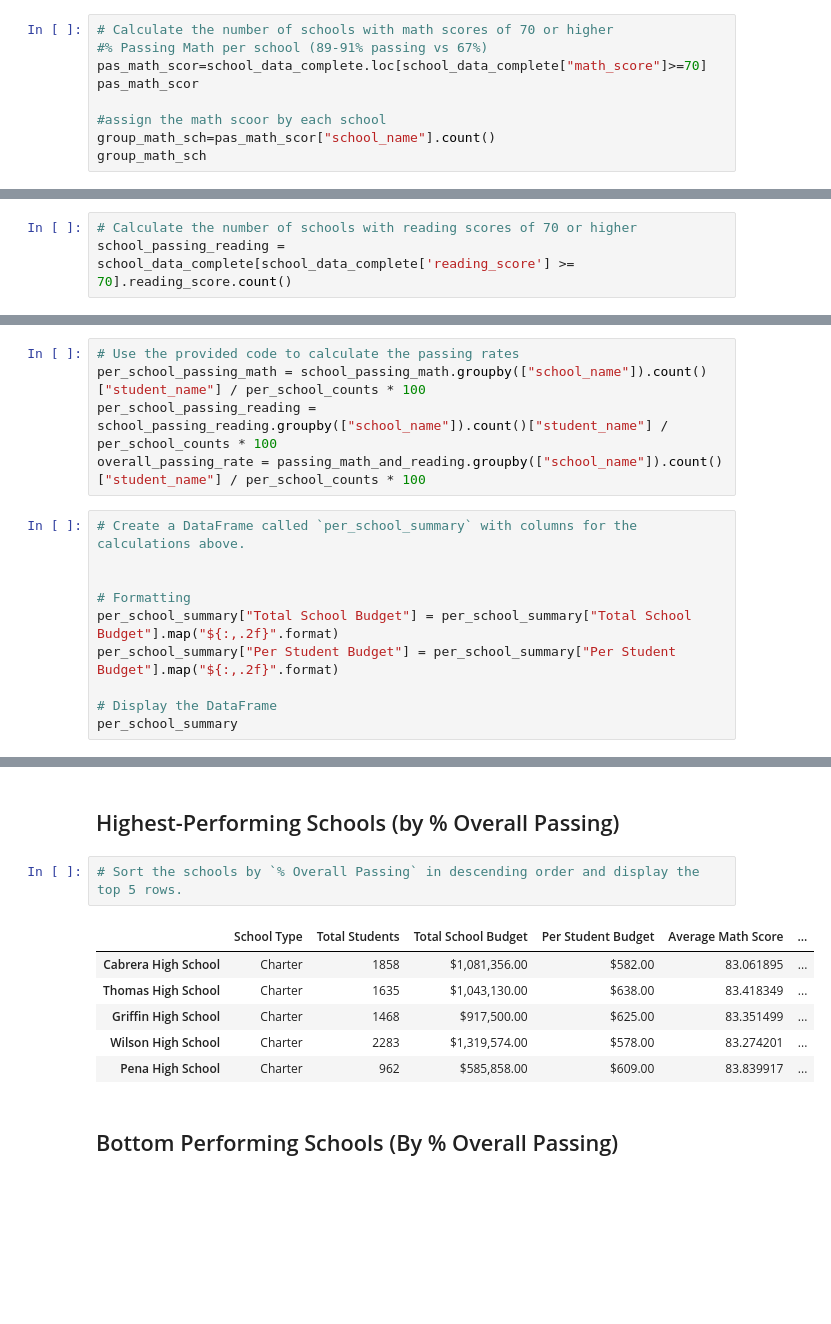
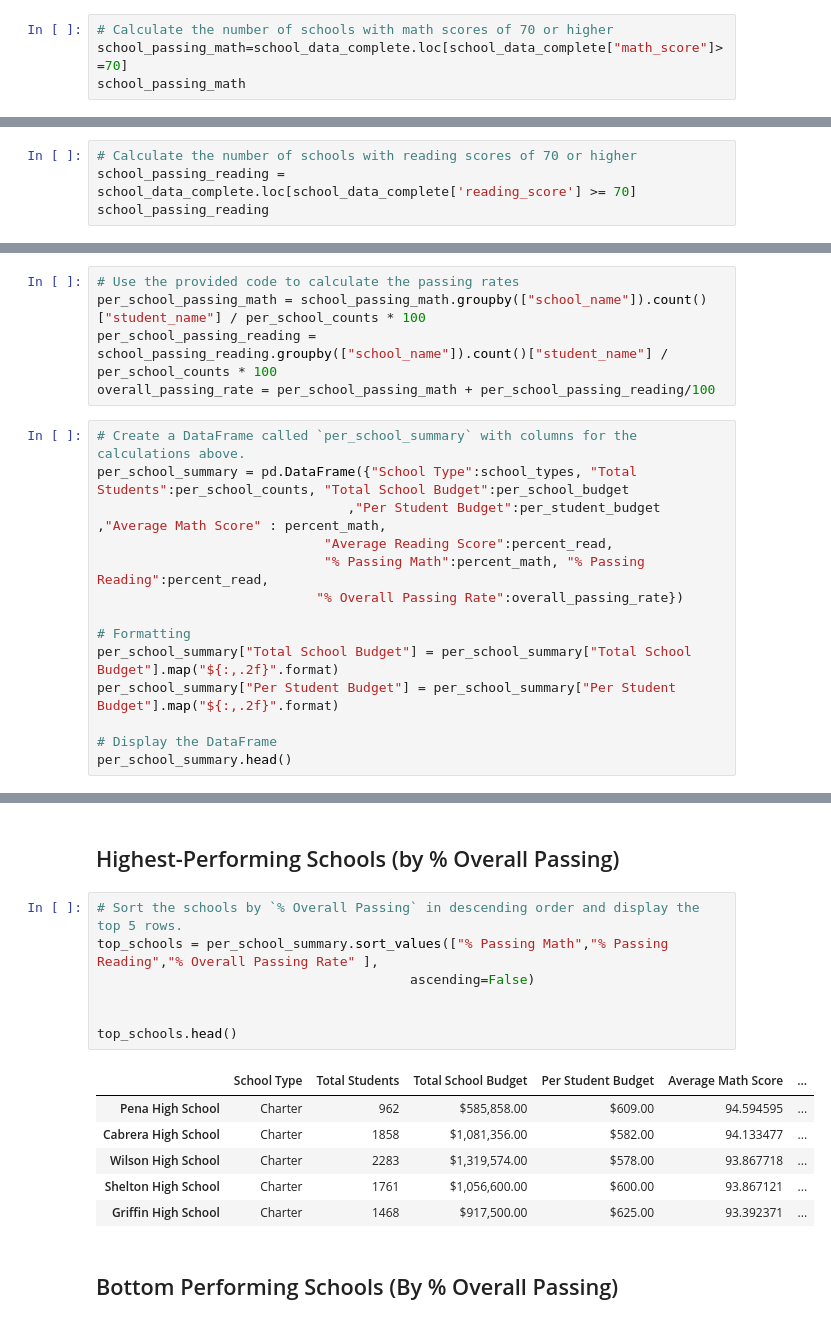
Before and after one commit to jm18443/pandas-challenge, a Jupyter notebook: PyCitySchools/PyCitySchools_starter.ipynb, the cells around one changed output, grey strips where cells are left out. Drawn from its saved outputs; the diff is of its cells as text; blank space fills up the shorter version.

```diff
--- a/PyCitySchools/PyCitySchools_starter.ipynb
+++ b/PyCitySchools/PyCitySchools_starter.ipynb
@@ -153,10 +217,5 @@ Name: reading_score, dtype: float64
 # %%
 # Calculate the number of schools with math scores of 70 or higher
-#% Passing Math per school (89-91% passing vs 67%)
-pas_math_scor=school_data_complete.loc[school_data_complete["math_score"]>=70]
-pas_math_scor
-
-#assign the math scoor by each school
-group_math_sch=pas_math_scor["school_name"].count()
-group_math_sch
+school_passing_math=school_data_complete.loc[school_data_complete["math_score"]>=70]
+school_passing_math
 # %% [output]
@@ -164,4 +235,5 @@ group_math_sch
 # %%
 # Calculate the number of schools with reading scores of 70 or higher
-school_passing_reading = school_data_complete[school_data_complete['reading_score'] >= 70].reading_score.count()
+school_passing_reading = school_data_complete.loc[school_data_complete['reading_score'] >= 70]
+school_passing_reading
 # %% [output]
@@ -194,16 +277,20 @@ dtype: int64
 # Use the provided code to calculate the passing rates
 per_school_passing_math = school_passing_math.groupby(["school_name"]).count()["student_name"] / per_school_counts * 100
 per_school_passing_reading = school_passing_reading.groupby(["school_name"]).count()["student_name"] / per_school_counts * 100
-overall_passing_rate = passing_math_and_reading.groupby(["school_name"]).count()["student_name"] / per_school_counts * 100
+overall_passing_rate = per_school_passing_math + per_school_passing_reading/100
 # %%
 # Create a DataFrame called `per_school_summary` with columns for the calculations above.
-
+per_school_summary = pd.DataFrame({"School Type":school_types, "Total Students":per_school_counts, "Total School Budget":per_school_budget
+                                ,"Per Student Budget":per_student_budget ,"Average Math Score" : percent_math,
+                             "Average Reading Score":percent_read,
+                             "% Passing Math":percent_math, "% Passing Reading":percent_read,
+                            "% Overall Passing Rate":overall_passing_rate})
 
 # Formatting
 per_school_summary["Total School Budget"] = per_school_summary["Total School Budget"].map("${:,.2f}".format)
 per_school_summary["Per Student Budget"] = per_school_summary["Per Student Budget"].map("${:,.2f}".format)
 
 # Display the DataFrame
-per_school_summary
+per_school_summary.head()
 # %% [output]
 |  | School Type | Total Students | Total School Budget | Per Student Budget | Average Math Score | ... |
@@ -226,13 +303,18 @@ per_school_summary
 ## Highest-Performing Schools (by % Overall Passing)
 # %%
 # Sort the schools by `% Overall Passing` in descending order and display the top 5 rows.
+top_schools = per_school_summary.sort_values(["% Passing Math","% Passing Reading","% Overall Passing Rate" ],
+                                        ascending=False)
+
+
+top_schools.head()
 # %% [output]
 |  | School Type | Total Students | Total School Budget | Per Student Budget | Average Math Score | ... |
-| Cabrera High School | Charter | 1858 | $1,081,356.00 | $582.00 | 83.061895 | ... |
-| Thomas High School | Charter | 1635 | $1,043,130.00 | $638.00 | 83.418349 | ... |
-| Griffin High School | Charter | 1468 | $917,500.00 | $625.00 | 83.351499 | ... |
-| Wilson High School | Charter | 2283 | $1,319,574.00 | $578.00 | 83.274201 | ... |
-| Pena High School | Charter | 962 | $585,858.00 | $609.00 | 83.839917 | ... |
+| Pena High School | Charter | 962 | $585,858.00 | $609.00 | 94.594595 | ... |
+| Cabrera High School | Charter | 1858 | $1,081,356.00 | $582.00 | 94.133477 | ... |
+| Wilson High School | Charter | 2283 | $1,319,574.00 | $578.00 | 93.867718 | ... |
+| Shelton High School | Charter | 1761 | $1,056,600.00 | $600.00 | 93.867121 | ... |
+| Griffin High School | Charter | 1468 | $917,500.00 | $625.00 | 93.392371 | ... |
 # %% [markdown]
 ## Bottom Performing Schools (By % Overall Passing)
 # %%
```
Also changed, not shown: parts of 11 cells of this notebook, 1 other file.
